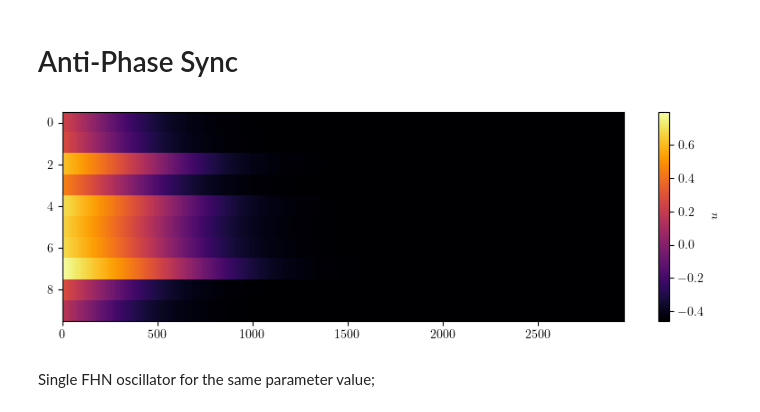
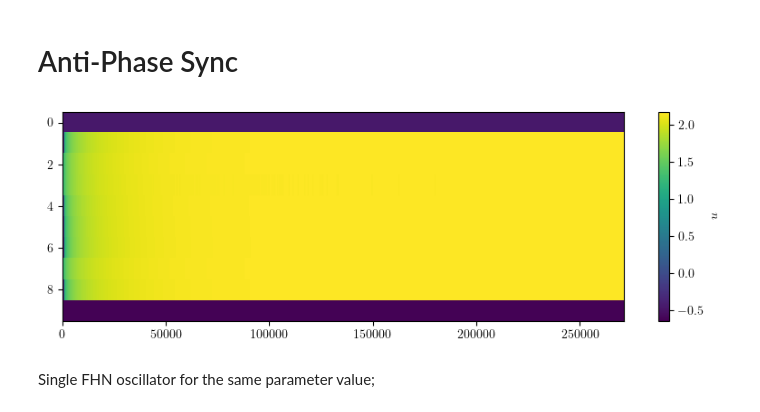
Before and after one commit to akshaysanjeevk/FHN-Relaxed-Oscillators, a Jupyter notebook: reboot/test.ipynb, the cells around one changed output. Cells and saved outputs as stored; diff of their text form; code cells hidden in the pictures.

```diff
--- a/reboot/test.ipynb
+++ b/reboot/test.ipynb
@@ -40,11 +40,11 @@ def FHNString(prm, dt='auto'):
         sol = spyint.solve_ivp(core, (0,prm['tmax']), prm['y0'], method='RK45', t_eval=time)
     return sol.y, sol.t
 
-def solve_plot(prm):
-    ysol, t = FHNString(prm)
+def solve_plot(prm, dt='auto', trans=0):
+    ysol, t = FHNString(prm, dt)
 
     plt.figure(figsize=(10, 3))
-    plt.imshow(ysol[:prm['N']], cmap='inferno', aspect='auto', interpolation='nearest')
+    plt.imshow(ysol[:prm['N']][int(trans*len(ysol)):], cmap='viridis', aspect='auto', interpolation='nearest')
     cbar = plt.colorbar()
     cbar.set_label('$u$')
     # plt.title(str(prm))
@@ -53,25 +53,25 @@ def solve_plot(prm):
 # %%
 APS = {
     'N' : 10,
 # OG APS parameters
     'a' : .139,
     'e' : .1e-3,
     'k' : .6,
     'b' : 6.5,
-    'D' : .25e3,
-    'tmax' : 10,
+    'D' : 0, #.25e3,
+    'tmax' : 100000,
     'y0': np.random.uniform(0,1,20),
     # 'y0' : np.zeros(20)
 # # Paramters for oscillation
 #     'e': .325,  # Recovery rate
 #     'a': -.2,         # Resting state parameter
 #     'b': .5,
 #     'k': 5,
 }
 
 solve_plot(APS)
 # %% [output]
-[figure, old version]
+[figure, new version]
 # %% [markdown]
 Single FHN oscillator for the same parameter value;
 # %%
```
Also changed, not shown: parts of 1 cell of this notebook.
